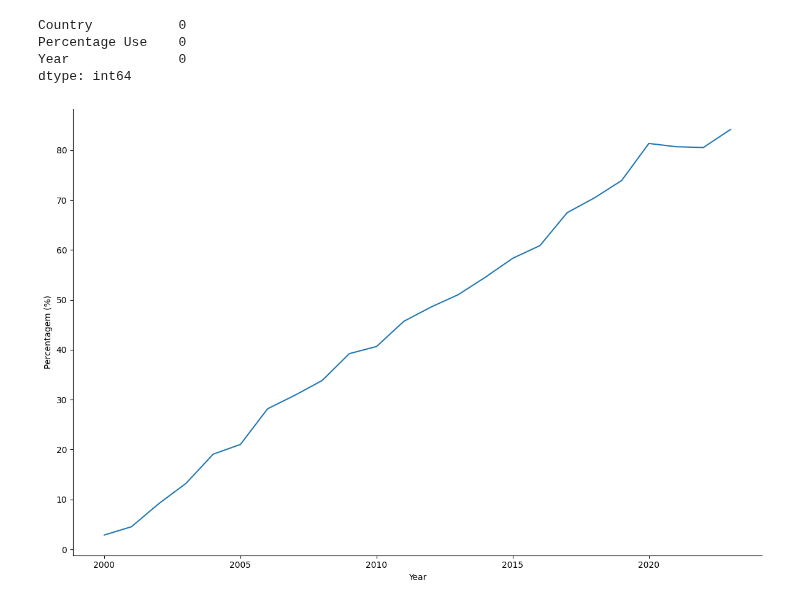
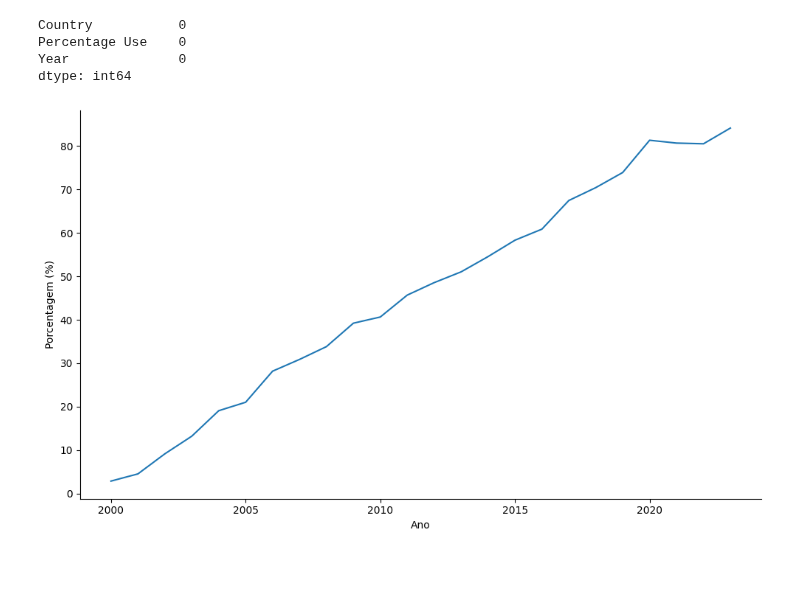
Before and after one commit to LazaroDamasceno/Dissertacao-Mestrado, a Jupyter notebook: eda/uso_internet/itu/lineplot_brazil_individuals_using_internet.ipynb, the cells around one changed output. Saved outputs shown, nothing was run; the diff lists cells and outputs as text; code cells hidden in the pictures; blank space fills up the shorter version.

```diff
--- a/eda/uso_internet/itu/lineplot_brazil_individuals_using_internet.ipynb
+++ b/eda/uso_internet/itu/lineplot_brazil_individuals_using_internet.ipynb
@@ -82,15 +82,15 @@ Percentage Use    0
 Year              0
 dtype: int64
 # %%
-plt.figure(figsize=(12, 8))
+plt.figure(figsize=(10, 6))
 
 sns.lineplot(data=df_filtered, x='Year', y='Percentage Use')
 
 sns.despine()
-#plt.suptitle('Uso de Internet no Brasil (2000-2024)', fontweight='bold')
-plt.ylabel('Percentagem (%)')
-plt.xlabel('Year')
+#plt.suptitle('Uso de Internet no Brasil (2000-2023)', fontweight='bold')
+plt.ylabel('Porcentagem (%)')
+plt.xlabel('Ano')
 plt.tight_layout()
 plt.show()
 # %% [output]
-[figure, old version]
+[figure, new version]
```
Also changed, not shown: 39 other files.
